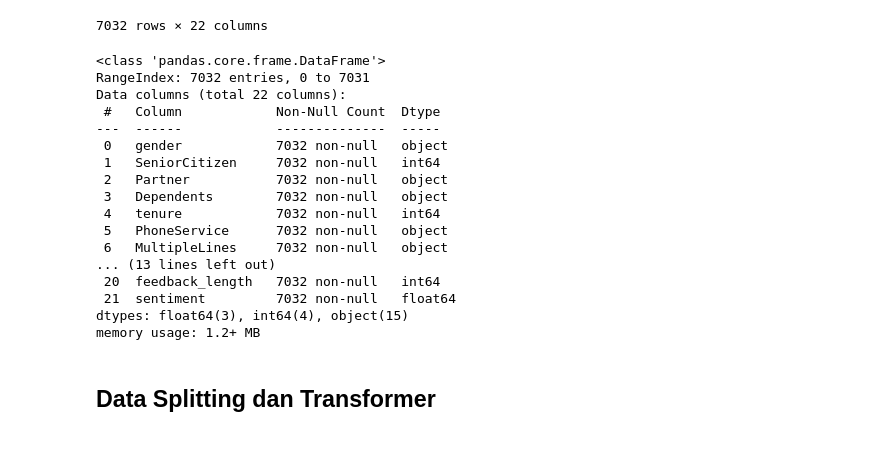
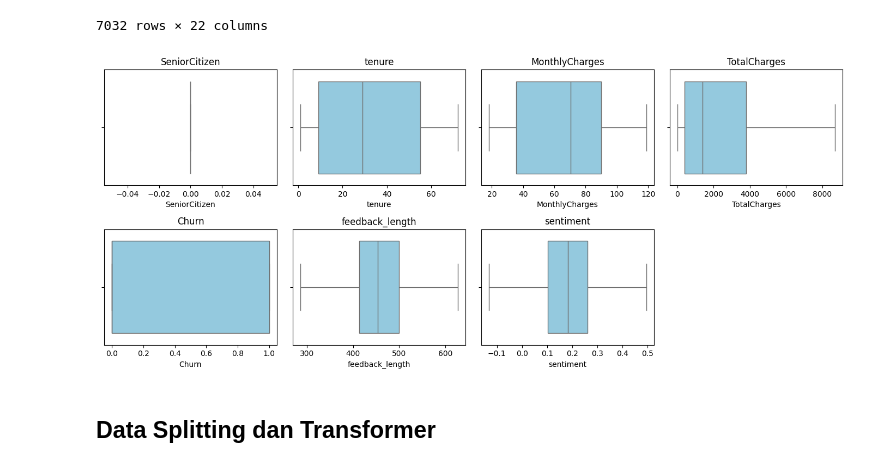
Before and after one commit to aprizal543/Telco-Customer-Churn-Classification, a Jupyter notebook: Telco_Customer_Churn_Clasification_.ipynb, the cells around one changed output. Saved outputs shown, nothing was run; the diff lists cells and outputs as text; code cells hidden in the pictures.

```diff
--- a/Telco_Customer_Churn_Clasification_.ipynb
+++ b/Telco_Customer_Churn_Clasification_.ipynb
@@ -170,27 +176,40 @@ df
 | 7030 | female | 0 | yes | yes | 11 | yes | no | no | ... |
 | 7031 | female | 0 | no | yes | 12 | yes | yes | fiber optic | ... |
 7032 rows × 22 columns
-# %%
-# Outlier
-df.info()
-# %% [output]
-<class 'pandas.core.frame.DataFrame'>
-RangeIndex: 7032 entries, 0 to 7031
-Data columns (total 22 columns):
- #   Column            Non-Null Count  Dtype
----  ------            --------------  -----
- 0   gender            7032 non-null   object
- 1   SeniorCitizen     7032 non-null   int64
- 2   Partner           7032 non-null   object
- 3   Dependents        7032 non-null   object
- 4   tenure            7032 non-null   int64
- 5   PhoneService      7032 non-null   object
- 6   MultipleLines     7032 non-null   object
-... (13 lines left out)
- 20  feedback_length   7032 non-null   int64
- 21  sentiment         7032 non-null   float64
-dtypes: float64(3), int64(4), object(15)
-memory usage: 1.2+ MB
+# %%
+# Mengatasi / mengidentifikasi outliers menggunakan IQR Pada data Train
+Q1 = df[numerical_features_train.columns].quantile(0.25)
+Q3 = df[numerical_features_train.columns].quantile(0.75)
+IQR = Q3 - Q1
+
+# Menentukan batas bawah dan batas atas
+lower_bound = Q1 - 1.5 * IQR
+upper_bound = Q3 + 1.5 * IQR
+
+# Mengganti outlier dengan nilai batas
+for feature in numerical_features_train.columns:
+    df.loc[df[feature] < lower_bound[feature], feature] = lower_bound[feature]
+    df.loc[df[feature] > upper_bound[feature], feature] = upper_bound[feature]
+# %%
+# Cek kembali outlier pada data train
+numerical_features_train = df.select_dtypes(include=[np.number])
+
+# Calculate the number of rows needed based on the number of numerical features
+n_features = len(numerical_features_train.columns)
+n_cols = 4
+n_rows = (n_features + n_cols - 1) // n_cols # Integer division to get the number of rows
+
+plt.figure(figsize=(14, n_rows * 3)) # Adjust figure size based on the number of rows
+
+for i, column in enumerate(numerical_features_train.columns, 1):
+    plt.subplot(n_rows, n_cols, i)
+    sns.boxplot(x=df[column], color='skyblue')
+    plt.title(column) # Add titles for better readability
+
+plt.tight_layout()
+plt.show()
+# %% [output]
+[figure, added]
 # %% [markdown]
 ## Data Splitting dan Transformer
 # %%
```
Also changed, not shown: parts of 4 cells of this notebook.
